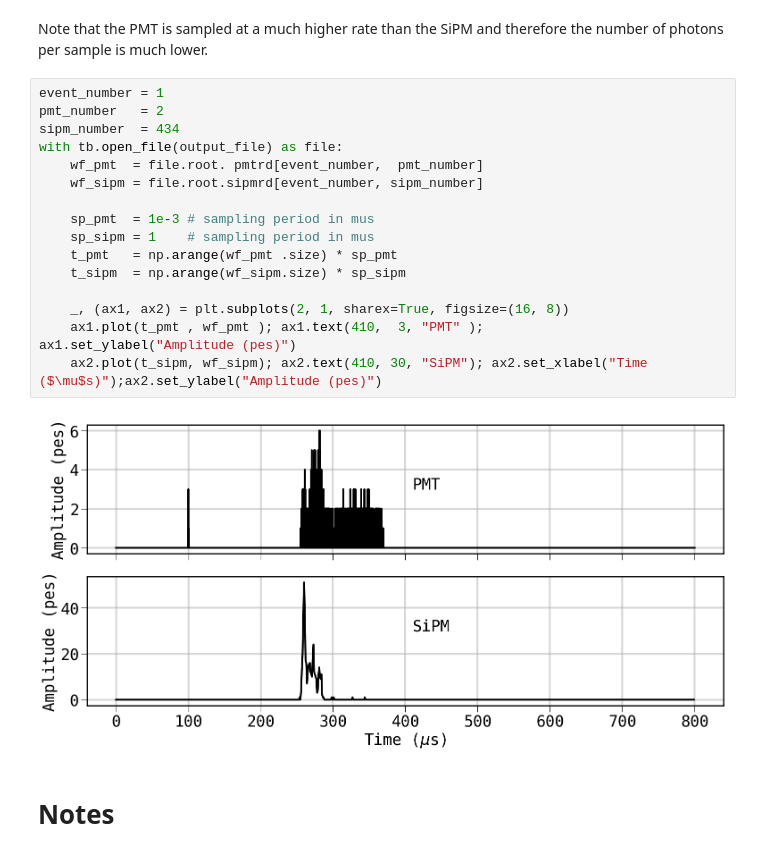
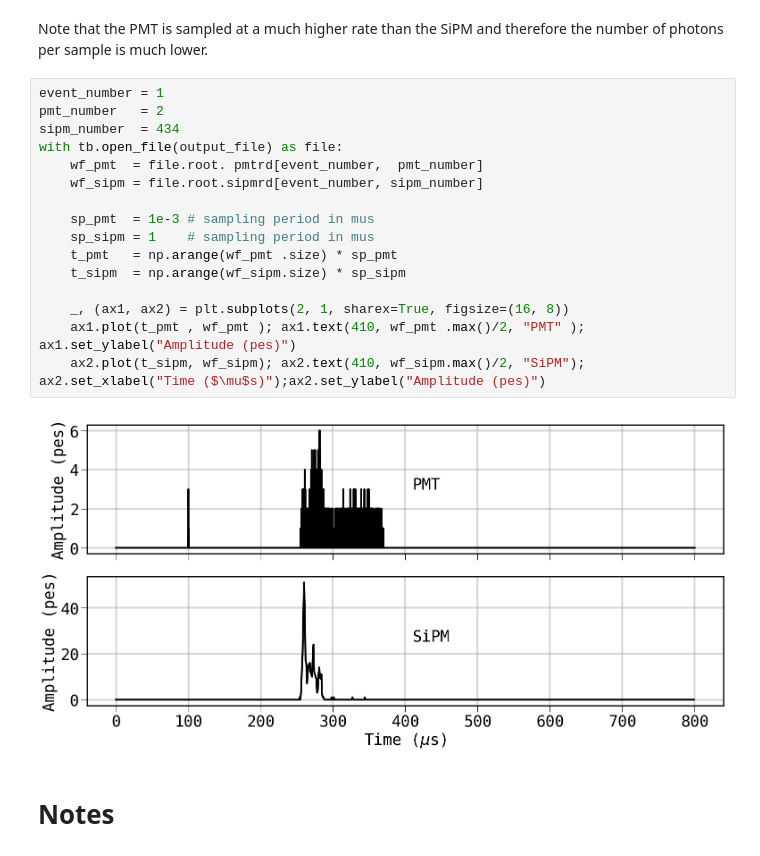
Before and after one commit to gonzaponte/ic-course, a Jupyter notebook: 1 - buffy.ipynb, the cells around one changed output. Drawn from its saved outputs; the diff is of its cells as text.

```diff
--- a/1 - buffy.ipynb
+++ b/1 - buffy.ipynb
@@ -322,21 +309,21 @@ Note that the PMT is sampled at a much higher rate than the SiPM and therefore t
 # %%
 event_number = 1
 pmt_number   = 2
 sipm_number  = 434
 with tb.open_file(output_file) as file:
     wf_pmt  = file.root. pmtrd[event_number,  pmt_number]
     wf_sipm = file.root.sipmrd[event_number, sipm_number]
 
     sp_pmt  = 1e-3 # sampling period in mus
     sp_sipm = 1    # sampling period in mus
     t_pmt   = np.arange(wf_pmt .size) * sp_pmt
     t_sipm  = np.arange(wf_sipm.size) * sp_sipm
 
     _, (ax1, ax2) = plt.subplots(2, 1, sharex=True, figsize=(16, 8))
-    ax1.plot(t_pmt , wf_pmt ); ax1.text(410,  3, "PMT" );                                 ax1.set_ylabel("Amplitude (pes)")
-    ax2.plot(t_sipm, wf_sipm); ax2.text(410, 30, "SiPM"); ax2.set_xlabel("Time ($\mu$s)");ax2.set_ylabel("Amplitude (pes)")
+    ax1.plot(t_pmt , wf_pmt ); ax1.text(410, wf_pmt .max()/2, "PMT" );                                 ax1.set_ylabel("Amplitude (pes)")
+    ax2.plot(t_sipm, wf_sipm); ax2.text(410, wf_sipm.max()/2, "SiPM"); ax2.set_xlabel("Time ($\mu$s)");ax2.set_ylabel("Amplitude (pes)")
 # %% [output]
-[figure, old version]
+[figure, new version]
 # %% [markdown]
 # Notes
 # %% [markdown]
```
Also changed, not shown: parts of 9 cells of this notebook.
